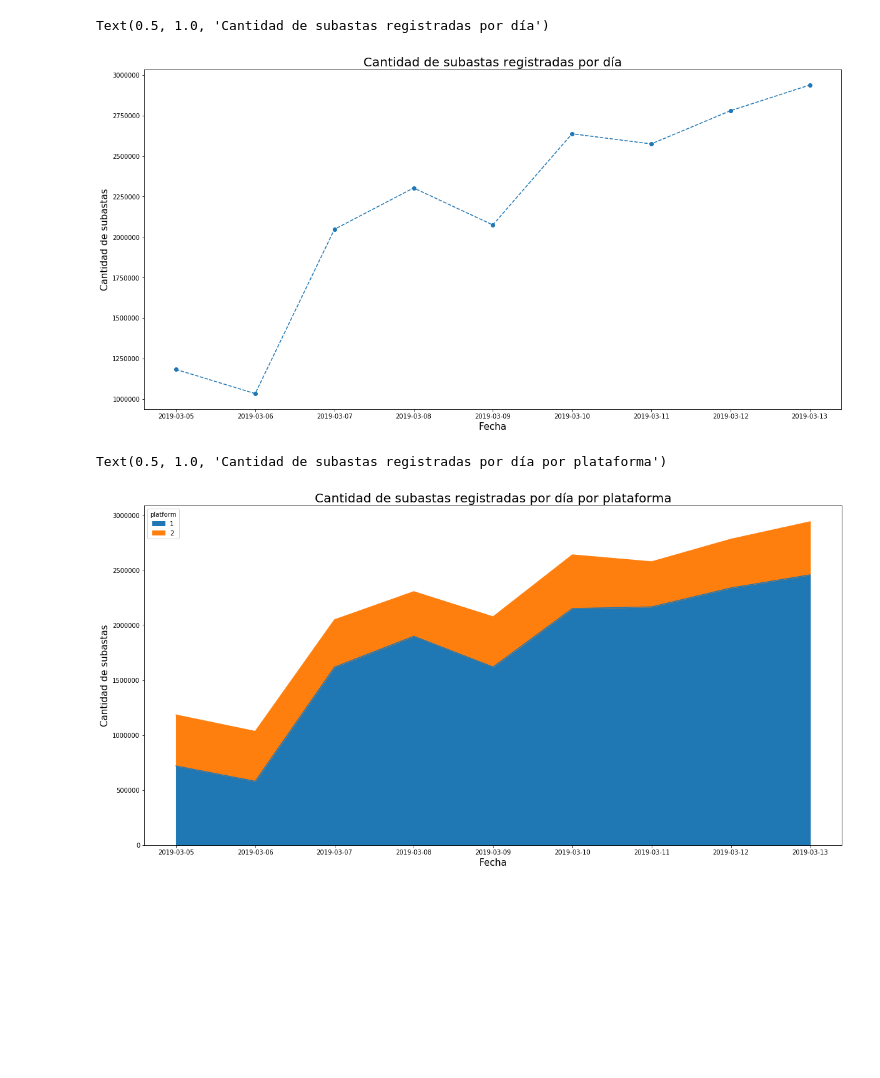
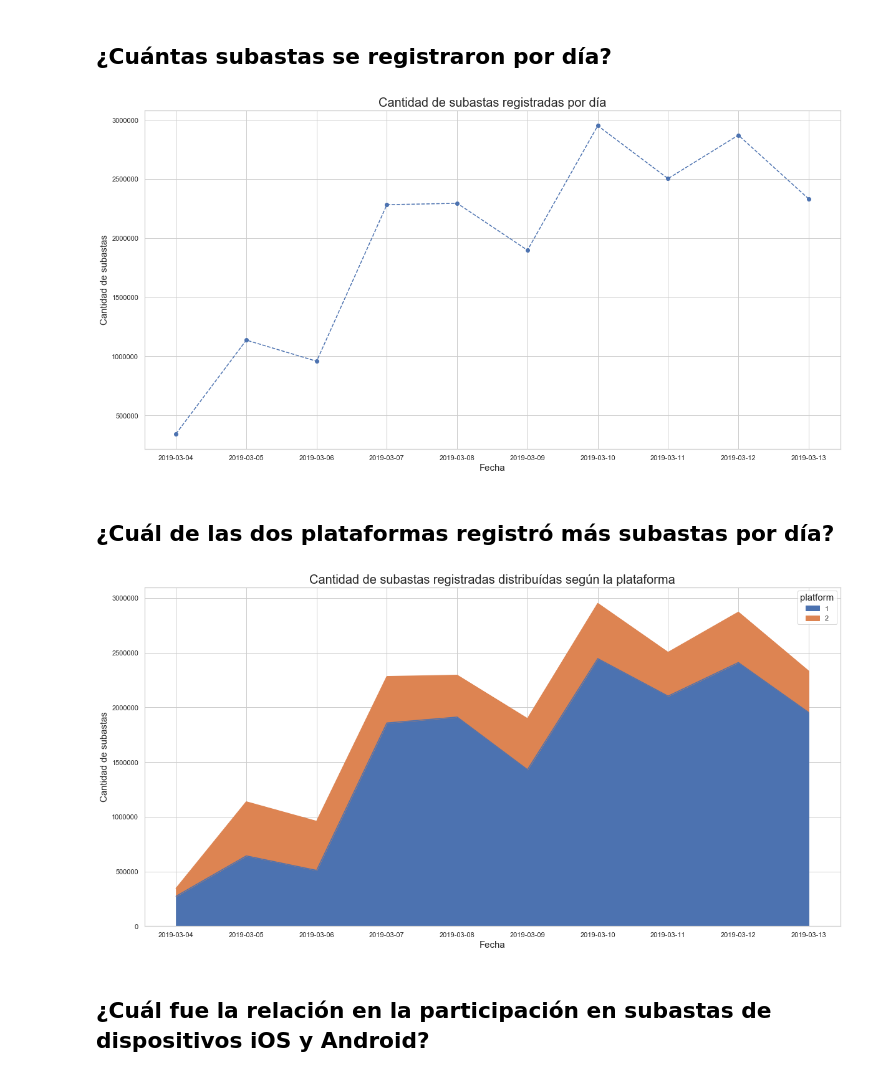
Before and after one commit to AlejandroKler/Datanesa, a Jupyter notebook: Analisis_subastas.ipynb, the cells around one changed output. Cells and saved outputs as stored; diff of their text form; code cells hidden in the pictures; blank space fills up the shorter version.

Commit message:
Some graphs pa los pibes

```diff
--- a/Analisis_subastas.ipynb
+++ b/Analisis_subastas.ipynb
@@ -17,3 +15,7 @@ auctions["date"] =  pd.to_datetime(auctions["date"], errors = "coerce")
+# %%
+auctions["date"] =  pd.to_datetime(auctions["date"], errors = "coerce")
+auctions["date"] = auctions['date'].dt.tz_localize("UTC").dt.tz_convert('America/Argentina/Cordoba').dt.tz_localize(None)
+#En Argentina usamos GMT-3 al igual que en Uruguay
 # %%
 auctions.head()
 # %% [output]
@@ -23,6 +25,8 @@ auctions.head()
 | 2 | NaN | 6333597102633388268 | 2019-03-11 14:18:35.862360 | 7463856250762200923 | 1 | 1 | 0 |
 | 3 | NaN | 6333597102633388268 | 2019-03-11 14:18:36.167163 | 7829815350267792040 | 1 | 1 | 0 |
 | 4 | NaN | 6333597102633388268 | 2019-03-11 14:18:37.728590 | 1448534231953777480 | 1 | 1 | 0 |
+# %% [markdown]
+## ¿Cuántas subastas se registraron por día?
 # %%
 auctions["cantidad_subastas"] = 1
 auctions["fecha"] = auctions["date"].dt.date
@@ -31,16 +35,22 @@ plot = auctions.groupby('fecha').agg({'cantidad_subastas': 'count'}).plot(figsiz
 plot.set_ylabel("Cantidad de subastas", fontsize = 15)
 plot.set_xlabel("Fecha", fontsize = 15)
 plot.set_title("Cantidad de subastas registradas por día", fontsize = 20)
+
+plt.savefig("subasta_reg_por_dia.png", dpi = 300)
 # %% [output]
-Text(0.5, 1.0, 'Cantidad de subastas registradas por día')
-[figure, old version]
+[figure, new version]
+# %% [markdown]
+## ¿Cuál de las dos plataformas registró más subastas por día?
 # %%
 df_to_plot = auctions.groupby(["fecha", "platform"]).agg({"cantidad_subastas":"count"})
 # %%
-plot = df_to_plot.unstack().cantidad_subastas.plot.area(figsize = (20,10))
-plot.set_ylabel("Cantidad de subastas", fontsize = 15)
-plot.set_xlabel("Fecha", fontsize = 15)
-plot.set_title("Cantidad de subastas registradas por día por plataforma", fontsize = 20)
+plot_b = df_to_plot.unstack().cantidad_subastas.plot.area(figsize = (20,10))
+plot_b.set_ylabel("Cantidad de subastas", fontsize = 15)
+plot_b.set_xlabel("Fecha", fontsize = 15)
+plot_b.set_title("Cantidad de subastas registradas distribuídas según la plataforma", fontsize = 20)
+
+plt.savefig("area_platform_subastas.png", dpi = 300)
 # %% [output]
-Text(0.5, 1.0, 'Cantidad de subastas registradas por día por plataforma')
-[figure, old version]
+[figure, new version]
+# %% [markdown]
+## ¿Cuál fue la relación en la participación en subastas de dispositivos iOS y Android?
```
Also changed, not shown: parts of 8 cells of this notebook.
